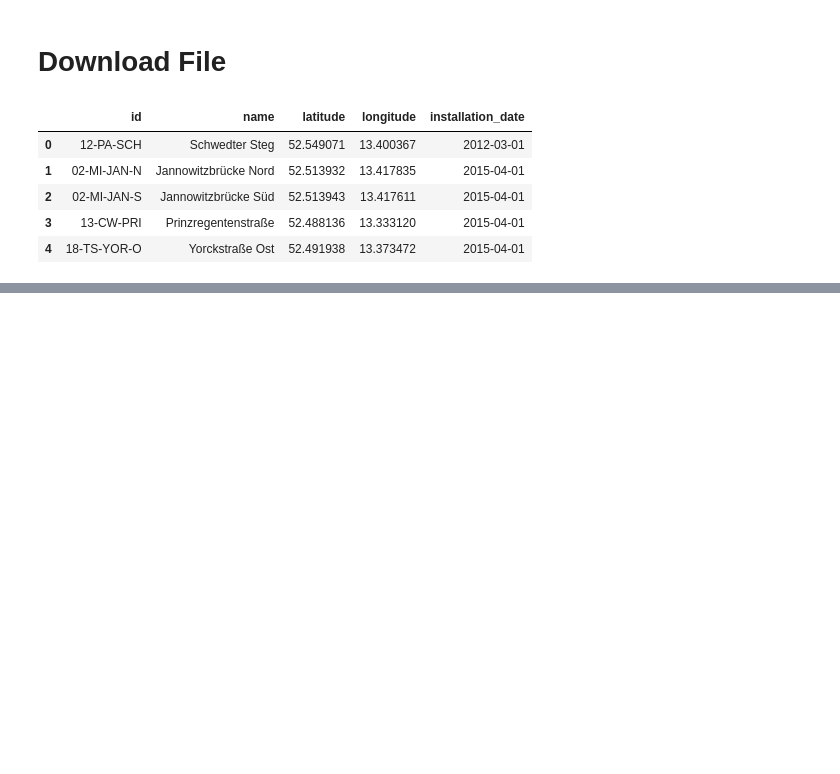
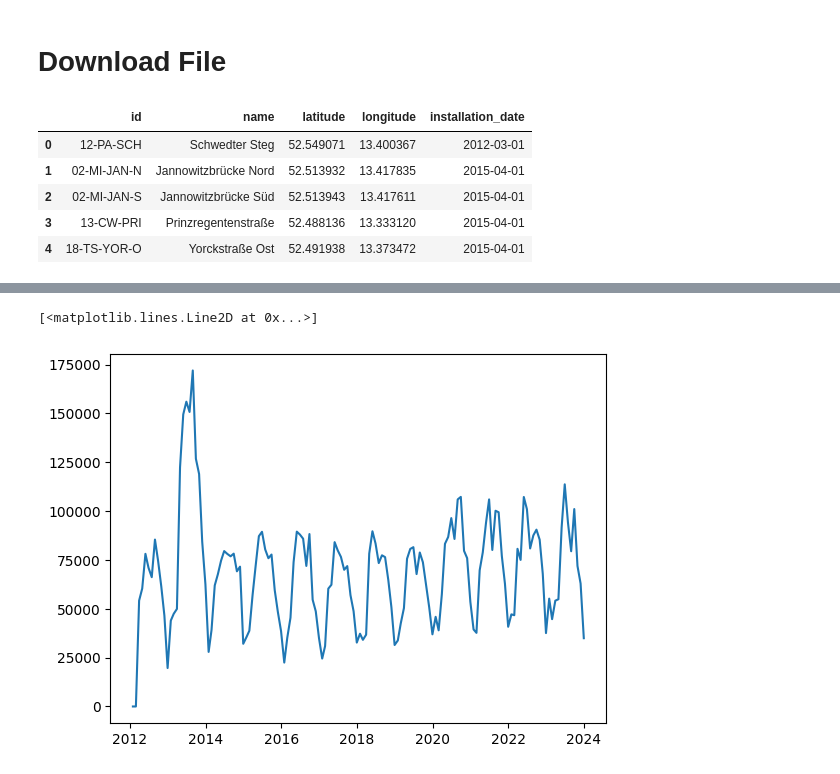
Before and after one commit to nickreiter98/berlin-biking, a Jupyter notebook: analysis.ipynb, the cells around one changed output, grey strips where cells are left out. Drawn from its saved outputs; the diff is of its cells as text; code cells hidden in the pictures; blank space fills up the shorter version.

```diff
--- a/analysis.ipynb
+++ b/analysis.ipynb
@@ -46,0 +95,5 @@ map
+# %%
+plt.plot(df_monthly.index, df_monthly['12-PA-SCH 01.03.2012'])
+# %% [output]
+[<matplotlib.lines.Line2D at 0x...>]
+[figure, added]
```
Also changed, not shown: parts of 5 cells of this notebook.
